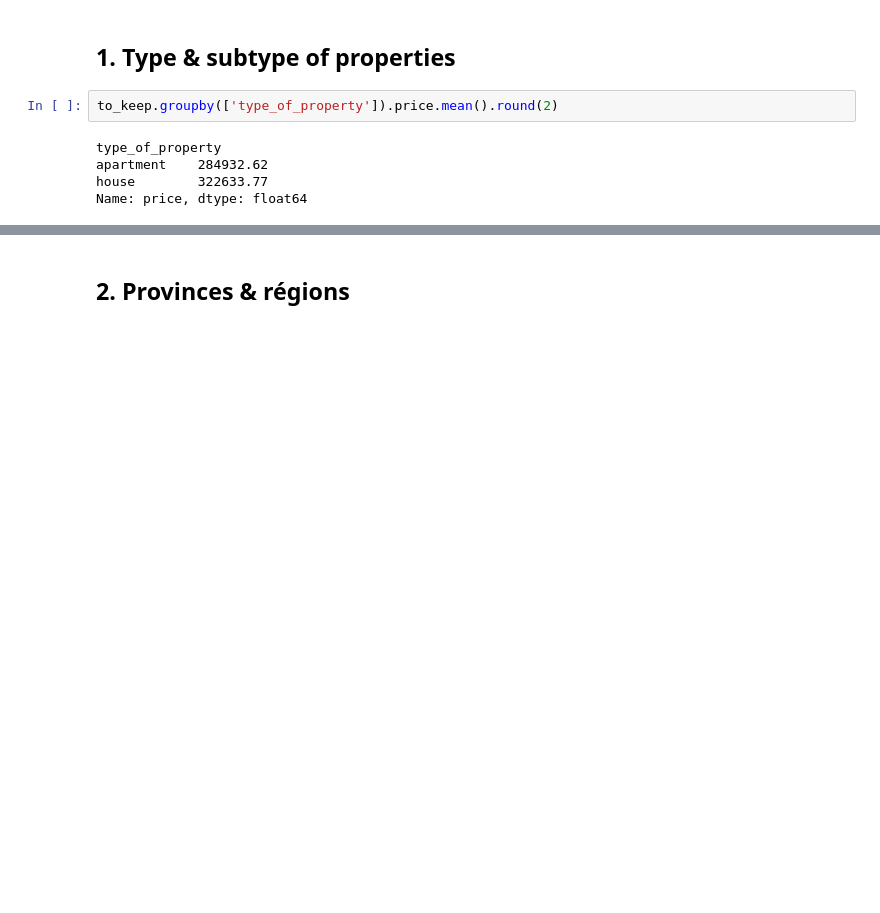
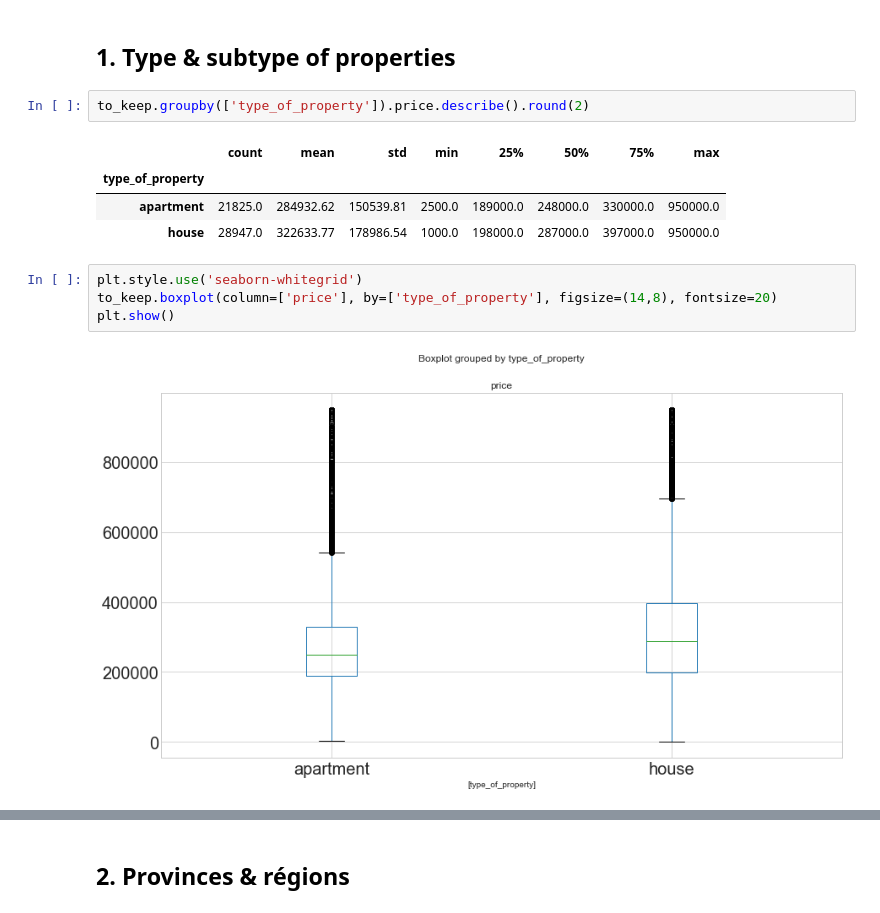
Before and after one commit to MDropsy/Challenge--Data-Analysis, a Jupyter notebook: D._Descriptive_Mean_price_categories.ipynb, the cells around one changed output, grey strips where cells are left out. Saved outputs shown, nothing was run; the diff lists cells and outputs as text; blank space fills up the shorter version.

```diff
--- a/D._Descriptive_Mean_price_categories.ipynb
+++ b/D._Descriptive_Mean_price_categories.ipynb
@@ -28,10 +29,16 @@ to_keep.head(3)
 # %% [markdown]
 ## 1. Type & subtype of properties
 # %%
-to_keep.groupby(['type_of_property']).price.mean().round(2)
+to_keep.groupby(['type_of_property']).price.describe().round(2)
 # %% [output]
-type_of_property
-apartment    284932.62
-house        322633.77
-Name: price, dtype: float64
+|  | count | mean | std | min | 25% | 50% | 75% | max |
+| type_of_property |  |  |  |  |  |  |  |  |
+| apartment | 21825.0 | 284932.62 | 150539.81 | 2500.0 | 189000.0 | 248000.0 | 330000.0 | 950000.0 |
+| house | 28947.0 | 322633.77 | 178986.54 | 1000.0 | 198000.0 | 287000.0 | 397000.0 | 950000.0 |
+# %%
+plt.style.use('seaborn-whitegrid')
+to_keep.boxplot(column=['price'], by=['type_of_property'], figsize=(14,8), fontsize=20)
+plt.show()
+# %% [output]
+[figure, added]
 # %%
```
Also changed, not shown: parts of 30 cells of this notebook.
